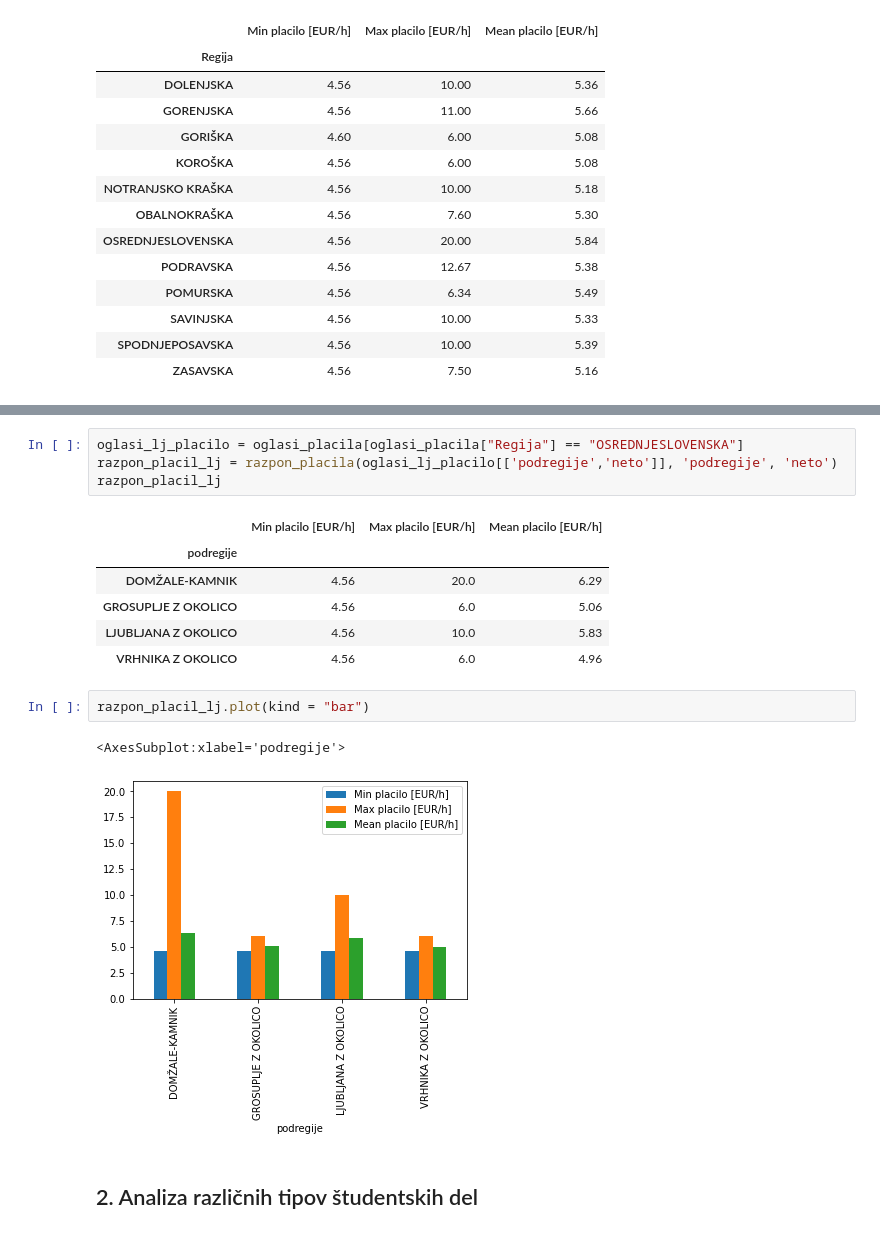
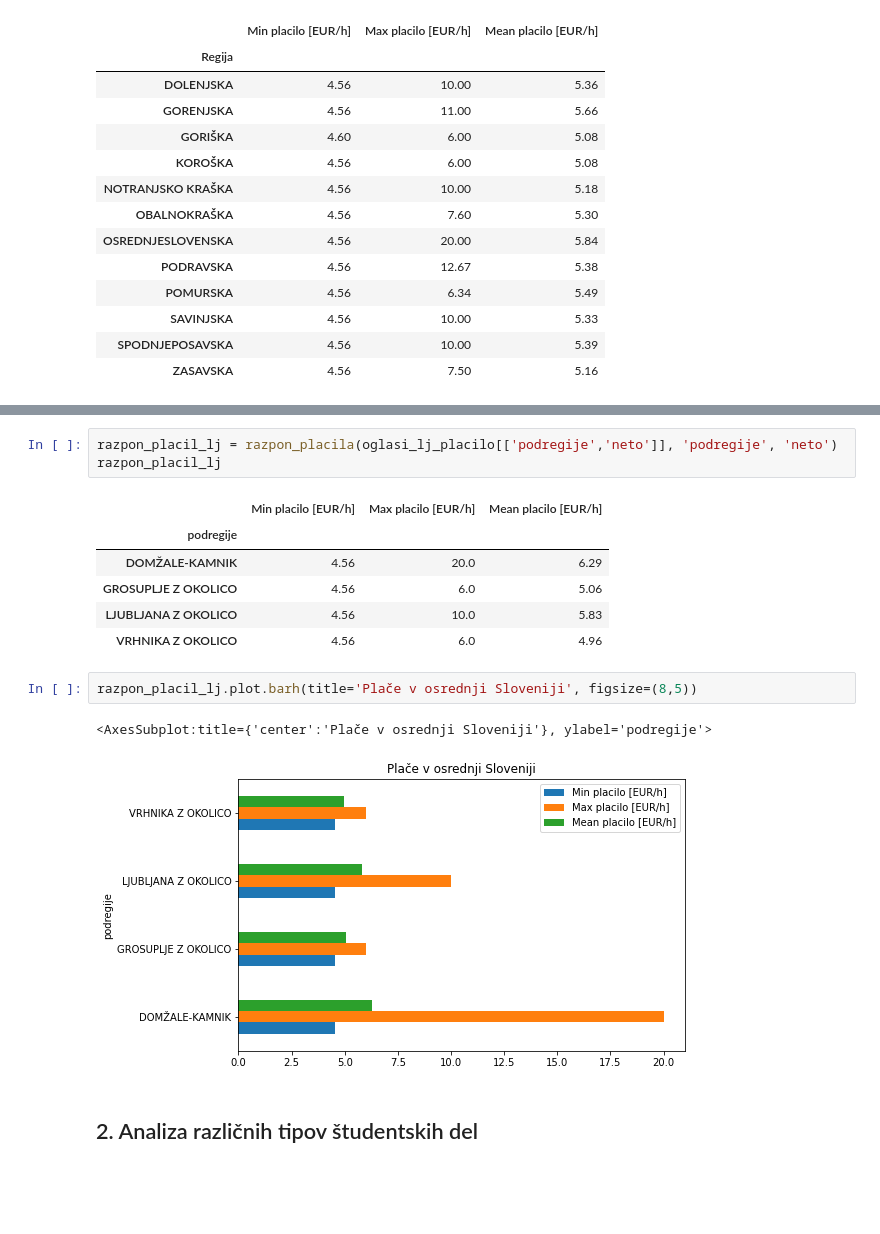
Before and after one commit to DejanPeric058/Programiranje-1-Projektna-naloga, a Jupyter notebook: Untitled.ipynb, the cells around one changed output, grey strips where cells are left out. Saved outputs shown, nothing was run; the diff lists cells and outputs as text; blank space fills up the shorter version.

```diff
--- a/Untitled.ipynb
+++ b/Untitled.ipynb
@@ -242,5 +227,4 @@ razpon_placil.plot(kind = "bar")
 # %%
-oglasi_lj_placilo = oglasi_placila[oglasi_placila["Regija"] == "OSREDNJESLOVENSKA"]
 razpon_placil_lj = razpon_placila(oglasi_lj_placilo[['podregije','neto']], 'podregije', 'neto')
 razpon_placil_lj
 # %% [output]
@@ -250,11 +234,11 @@ razpon_placil_lj
 | GROSUPLJE Z OKOLICO | 4.56 | 6.0 | 5.06 |
 | LJUBLJANA Z OKOLICO | 4.56 | 10.0 | 5.83 |
 | VRHNIKA Z OKOLICO | 4.56 | 6.0 | 4.96 |
-# %%
-razpon_placil_lj.plot(kind = "bar")
-# %% [output]
-<AxesSubplot:xlabel='podregije'>
-[figure, removed]
+# %%
+razpon_placil_lj.plot.barh(title='Plače v osrednji Sloveniji', figsize=(8,5))
+# %% [output]
+<AxesSubplot:title={'center':'Plače v osrednji Sloveniji'}, ylabel='podregije'>
+[figure, added]
 # %% [markdown]
 ## 2. Analiza različnih tipov študentskih del
 # %% [markdown]
```
Also changed, not shown: parts of 20 cells of this notebook.
